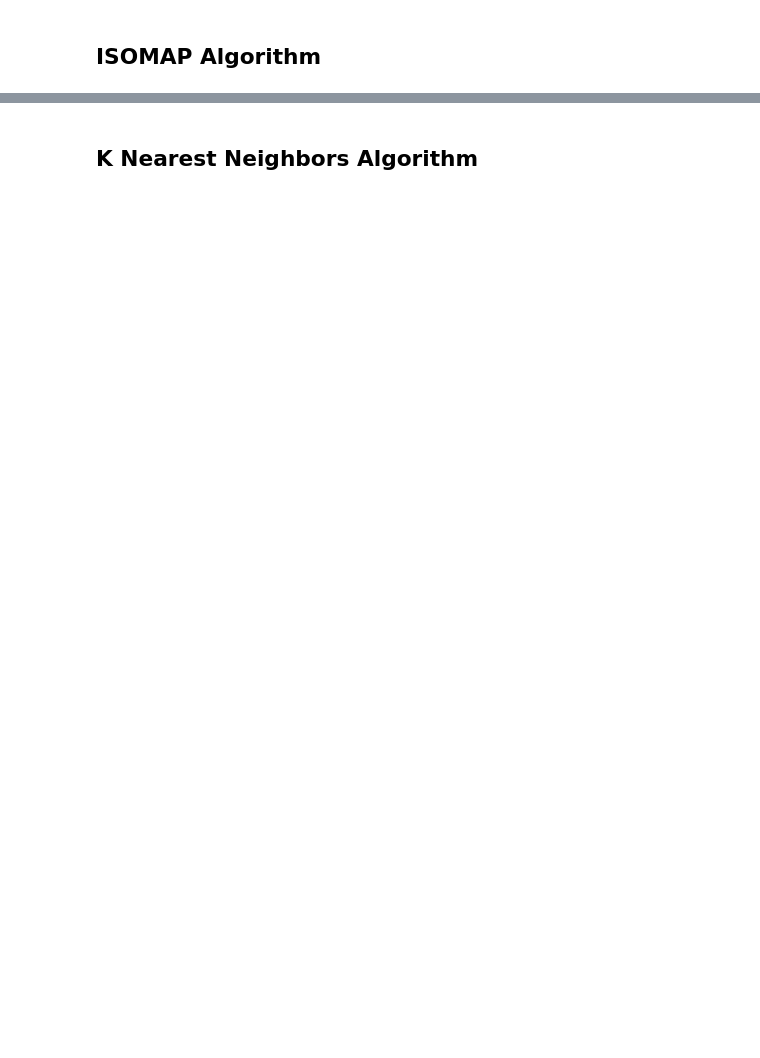
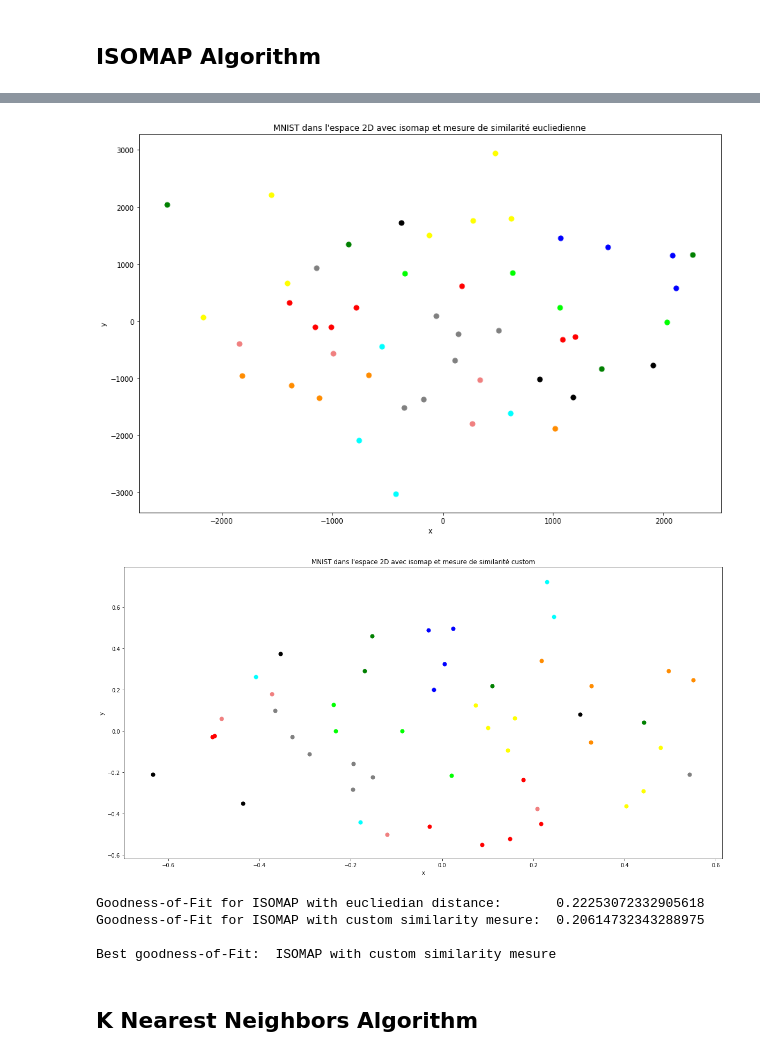
Before and after one commit to CodingDevotion/axrjiopolkj, a Jupyter notebook: devoir1-0954-5nov.ipynb, the cells around one changed output, grey strips where cells are left out. Cells and saved outputs as stored; diff of their text form; code cells hidden in the pictures; blank space fills up the shorter version.

```diff
--- a/devoir1-0954-5nov.ipynb
+++ b/devoir1-0954-5nov.ipynb
@@ -336,0 +348,71 @@ NameError: name 'inputs' is not defined
+# %%
+import numpy as np
+from sklearn.manifold import MDS
+
+# inf est fixé à 999999999, car math.inf provoque des overflow dans les calculs matriciels plus bas.
+inf = 999999999
+
+# Hyperparamètres choisis par l'utilisateur, représentant le rayon max de la distance
+rayon_eucliedian = 0.90*np.max(euclidean_distance_matrix)
+rayon_custom = 0.90*np.max(custom_distance_matrix)
+
+def isomap_ray(distance_matrix, ray):
+
+    new_distance_matrix = np.zeros(distance_matrix.shape)
+
+    for i in range(distance_matrix.shape[0]):
+        for j in range(distance_matrix.shape[1]):
+            if distance_matrix[i][j] > ray:
+                new_distance_matrix[i][j] = inf
+            else:
+                new_distance_matrix[i][j] = distance_matrix[i][j]
+
+    return new_distance_matrix
+
+# La base de l'algorythme de floyd_warshall provient de mosco (https://gist.github.com/mosco/11178777). L'algorythme
+# a été adapté par notre équipe afin qu'il fonctionne avec le contexte du problème demandé
+def floyd_warshall(adjacency_matrix):
+
+    mat = np.asarray(adjacency_matrix)
+    n = mat.shape[0]
+
+    for k in range(n):
+        for i in range(n):
+            mat[i,:] = np.minimum(mat[i,:], mat[i,k] + mat[k,:])
+
+    return mat
+
+isomap_eucl_dissimilarity_matrix = floyd_warshall((isomap_ray(euclidean_distance_matrix, rayon_eucliedian)).copy())
+isomap_custom_dissimilarity_matrix = floyd_warshall((isomap_ray(custom_distance_matrix, rayon_custom)).copy())
+
+isomap_pcoa_custom = MDS(n_components=2, dissimilarity='precomputed')
+eucl_pcoa_custom = MDS(n_components=2, dissimilarity='precomputed')
+
+isomap_custom_transformed = isomap_pcoa_custom.fit_transform(isomap_custom_dissimilarity_matrix)
+eucl_custom_transformed = eucl_pcoa_custom.fit_transform(isomap_eucl_dissimilarity_matrix)
+
+print('Légende')
+for i in range(0, len(colors)) :
+    print(i, ' : ', colors[i])
+
+plt.figure(figsize=(15,10))
+plot_graph_by_labels(eucl_custom_transformed, training_targets, "MNIST dans l\'espace 2D avec isomap et mesure de similarité eucliedienne",colors)
+
+plt.figure(figsize=(20,10))
+plot_graph_by_labels(isomap_custom_transformed, training_targets, "MNIST dans l\'espace 2D avec isomap et mesure de similarité custom",colors)
+
+# Mesures de performance utilisée :
+# Nous utilisons la racine de l'erreur de moindre carrée (différence entre la distance de la matrice de dissimilarité et de la distance
+# prédite par le modèle MDS, divisée par la somme au carrée des distances de la matrice de dissimilarité)
+# Cette valeur représente le stress, qui permet de quantifer si le modèle fitent avec les données.
+# Plus la valeur est proche de 0, plus le modèle représente les données.
+
+# Pour plus d'information, voir le Chaptitre 435 de Multidimensional Scaling, page 435-3
+# https://ncss-wpengine.netdna-ssl.com/wp-content/themes/ncss/pdf/Procedures/NCSS/Multidimensional_Scaling.pdf
+goodness_isomap_eucl = np.sqrt(eucl_pcoa_custom.stress_/np.square(isomap_eucl_dissimilarity_matrix).sum())
+goodness_isomap_custom = np.sqrt(isomap_pcoa_custom.stress_/np.square(isomap_custom_dissimilarity_matrix).sum())
+print("Goodness-of-Fit for ISOMAP with eucliedian distance:      ", goodness_isomap_eucl)
+print("Goodness-of-Fit for ISOMAP with custom similarity mesure: ", goodness_isomap_custom)
+
+print("\nBest goodness-of-Fit: ", "ISOMAP with eucliedian distance" if min(goodness_isomap_eucl, goodness_isomap_custom) == goodness_isomap_eucl else "ISOMAP with custom similarity mesure")
+# %% [output]
@@ -337,3 +430,9 @@ NameError: name 'inputs' is not defined
+[figure, added]
+[figure, added]
+Goodness-of-Fit for ISOMAP with eucliedian distance:       0.22253072332905618
+Goodness-of-Fit for ISOMAP with custom similarity mesure:  0.20614732343288975
+
+Best goodness-of-Fit:  ISOMAP with custom similarity mesure
 # %% [markdown]
 ## K Nearest Neighbors Algorithm
 # %%
```
Also changed, not shown: parts of 12 cells of this notebook.
